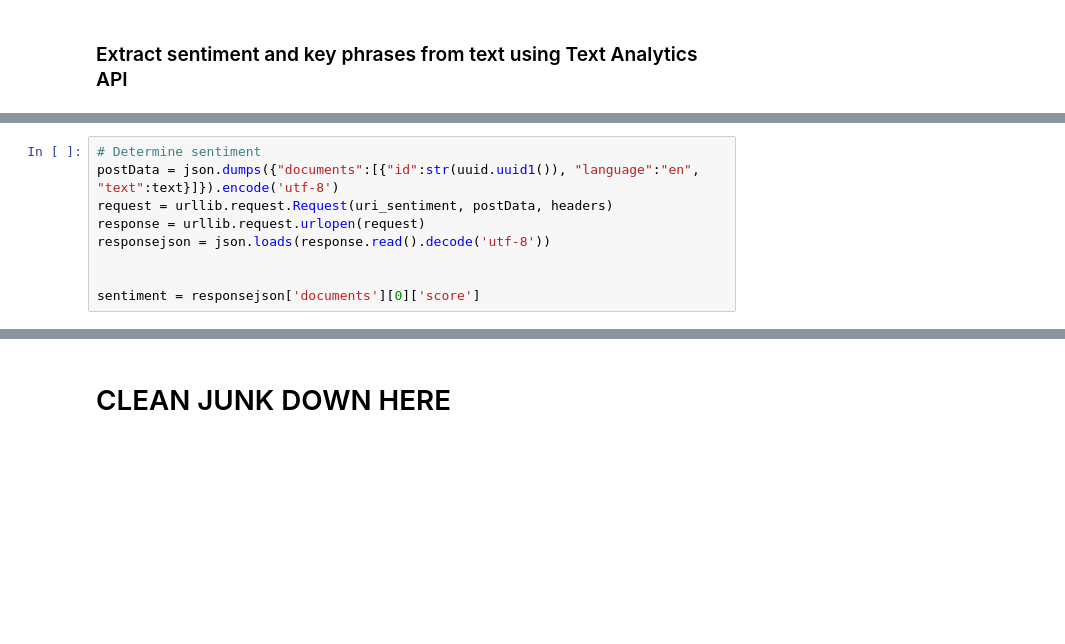
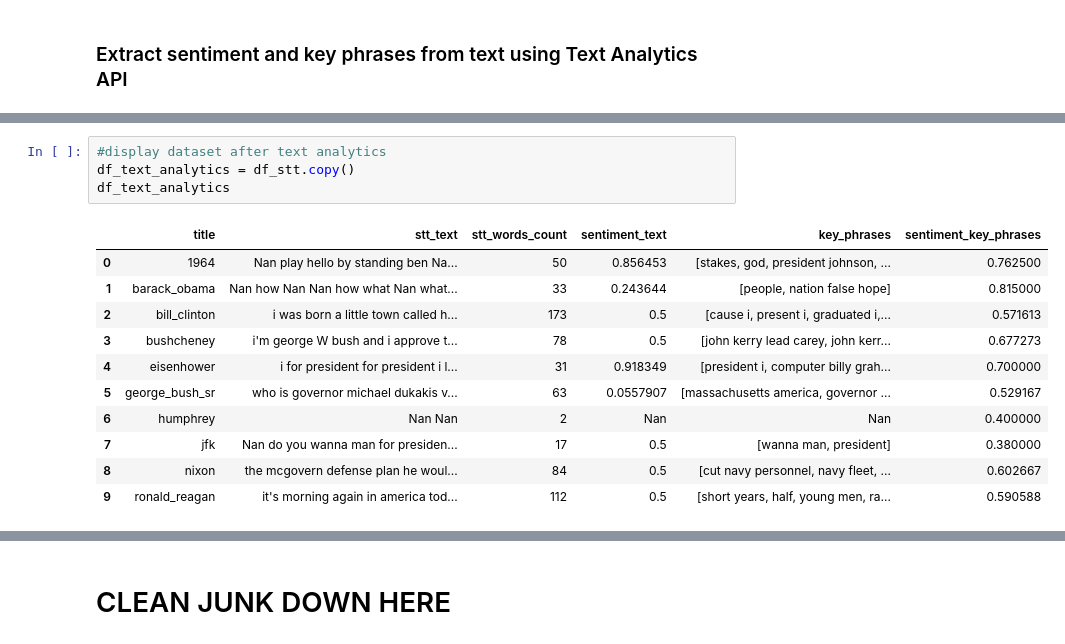
Before and after one commit to IQSS/dss-workshops-archived, a Jupyter notebook: public_cloud_computing/experiment/FE/FE.ipynb, the cells around one changed output, grey strips where cells are left out. Drawn from its saved outputs; the diff is of its cells as text; blank space fills up the shorter version.

```diff
--- a/public_cloud_computing/experiment/FE/FE.ipynb
+++ b/public_cloud_computing/experiment/FE/FE.ipynb
@@ -746,9 +749,0 @@ headers['Accept'] = 'application/json'
-# %%
-# Determine sentiment
-postData = json.dumps({"documents":[{"id":str(uuid.uuid1()), "language":"en", "text":text}]}).encode('utf-8')
-request = urllib.request.Request(uri_sentiment, postData, headers)
-response = urllib.request.urlopen(request)
-responsejson = json.loads(response.read().decode('utf-8'))
-
-
-sentiment = responsejson['documents'][0]['score']
@@ -795,0 +821,16 @@ keyPhrases
+# %%
+#display dataset after text analytics
+df_text_analytics = df_stt.copy()
+df_text_analytics
+# %% [output]
+|  | title | stt_text | stt_words_count | sentiment_text | key_phrases | sentiment_key_phrases |
+| 0 | 1964 | Nan play hello by standing ben Na... | 50 | 0.856453 | [stakes, god, president johnson, ... | 0.762500 |
+| 1 | barack_obama | Nan how Nan Nan how what Nan what... | 33 | 0.243644 | [people, nation false hope] | 0.815000 |
+| 2 | bill_clinton | i was born a little town called h... | 173 | 0.5 | [cause i, present i, graduated i,... | 0.571613 |
+| 3 | bushcheney | i'm george W bush and i approve t... | 78 | 0.5 | [john kerry lead carey, john kerr... | 0.677273 |
+| 4 | eisenhower | i for president for president i l... | 31 | 0.918349 | [president i, computer billy grah... | 0.700000 |
+| 5 | george_bush_sr | who is governor michael dukakis v... | 63 | 0.0557907 | [massachusetts america, governor ... | 0.529167 |
+| 6 | humphrey | Nan Nan | 2 | Nan | Nan | 0.400000 |
+| 7 | jfk | Nan do you wanna man for presiden... | 17 | 0.5 | [wanna man, president] | 0.380000 |
+| 8 | nixon | the mcgovern defense plan he woul... | 84 | 0.5 | [cut navy personnel, navy fleet, ... | 0.602667 |
+| 9 | ronald_reagan | it's morning again in america tod... | 112 | 0.5 | [short years, half, young men, ra... | 0.590588 |
```
Also changed, not shown: parts of 24 cells of this notebook.
